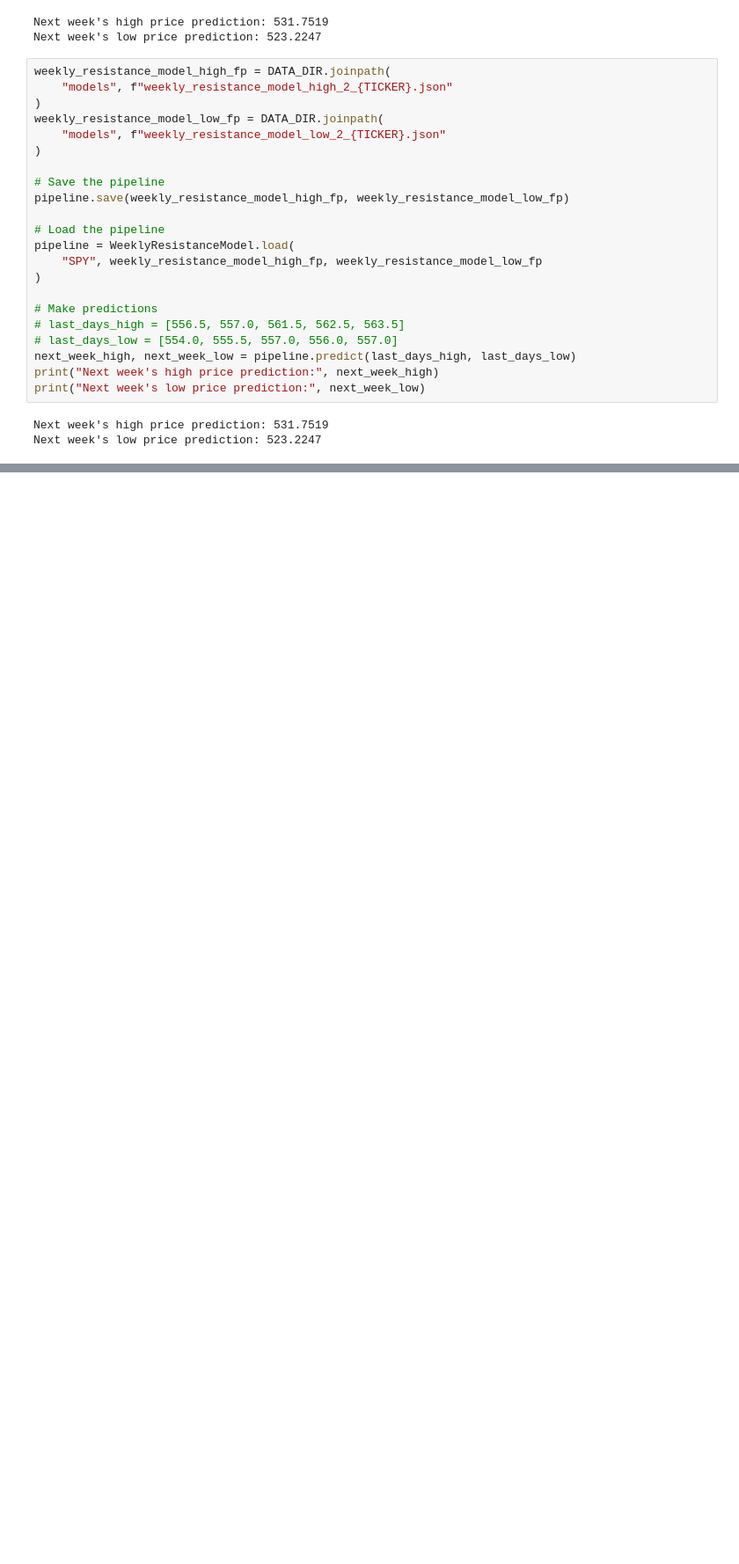
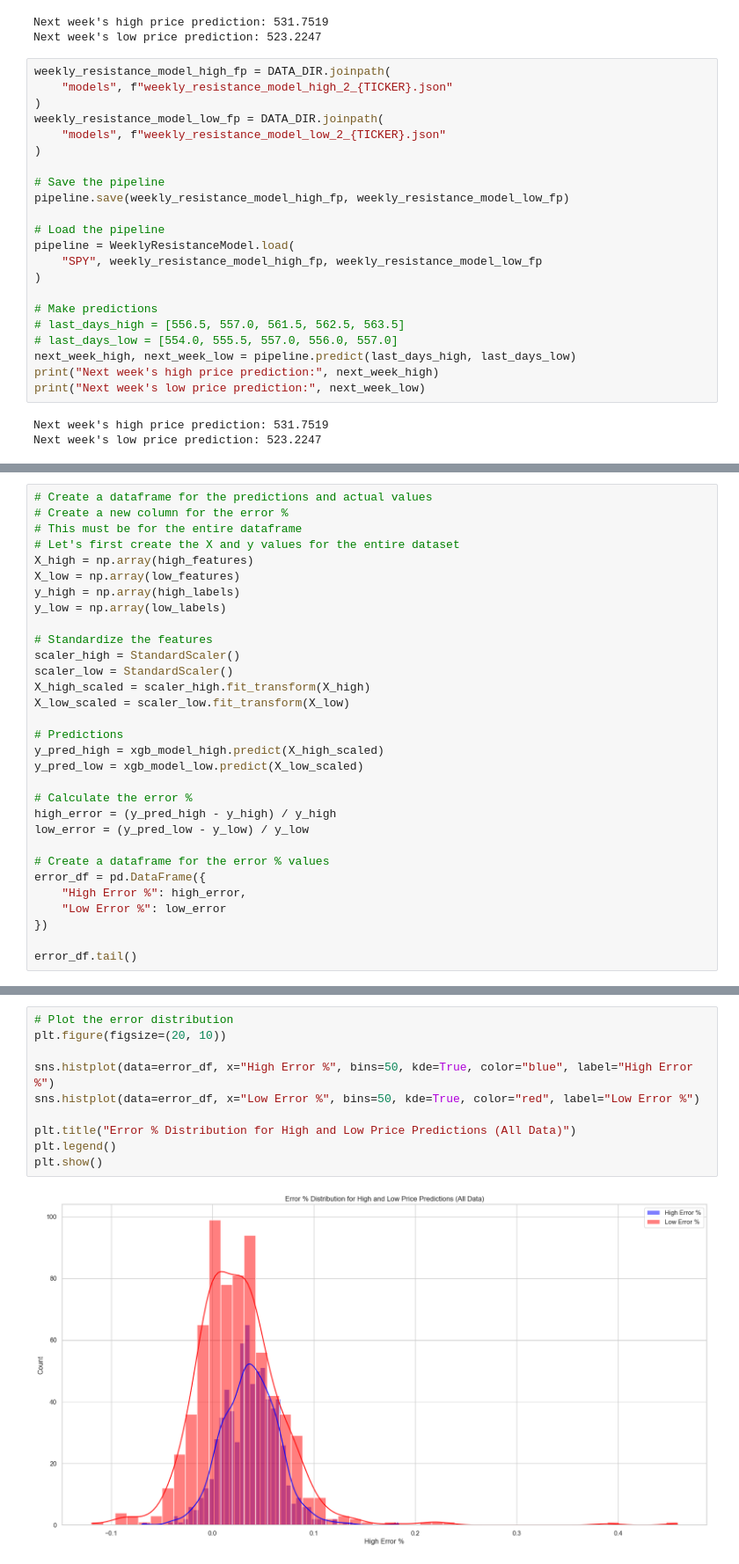
Before and after one commit to punitarani/axiom, a Jupyter notebook: notebooks/resistance-model.ipynb, the cells around one changed output, grey strips where cells are left out. Shown at 88% size. Cells and saved outputs as stored; diff of their text form; blank space fills up the shorter version.

Commit message:
Add error analysis

```diff
--- a/notebooks/resistance-model.ipynb
+++ b/notebooks/resistance-model.ipynb
@@ -328,0 +340,31 @@ Next week's low price prediction: 523.2247
+# %%
+# Create a dataframe for the predictions and actual values
+# Create a new column for the error %
+# This must be for the entire dataframe
+# Let's first create the X and y values for the entire dataset
+X_high = np.array(high_features)
+X_low = np.array(low_features)
+y_high = np.array(high_labels)
+y_low = np.array(low_labels)
+
+# Standardize the features
+scaler_high = StandardScaler()
+scaler_low = StandardScaler()
+X_high_scaled = scaler_high.fit_transform(X_high)
+X_low_scaled = scaler_low.fit_transform(X_low)
+
+# Predictions
+y_pred_high = xgb_model_high.predict(X_high_scaled)
+y_pred_low = xgb_model_low.predict(X_low_scaled)
+
+# Calculate the error %
+high_error = (y_pred_high - y_high) / y_high
+low_error = (y_pred_low - y_low) / y_low
+
+# Create a dataframe for the error % values
+error_df = pd.DataFrame({
+    "High Error %": high_error,
+    "Low Error %": low_error
+})
+
+error_df.tail()
@@ -328,0 +378,12 @@ Next week's low price prediction: 523.2247
+# %%
+# Plot the error distribution
+plt.figure(figsize=(20, 10))
+
+sns.histplot(data=error_df, x="High Error %", bins=50, kde=True, color="blue", label="High Error %")
+sns.histplot(data=error_df, x="Low Error %", bins=50, kde=True, color="red", label="Low Error %")
+
+plt.title("Error % Distribution for High and Low Price Predictions (All Data)")
+plt.legend()
+plt.show()
+# %% [output]
+[figure, added]
```
Also changed, not shown: parts of 7 cells of this notebook.
